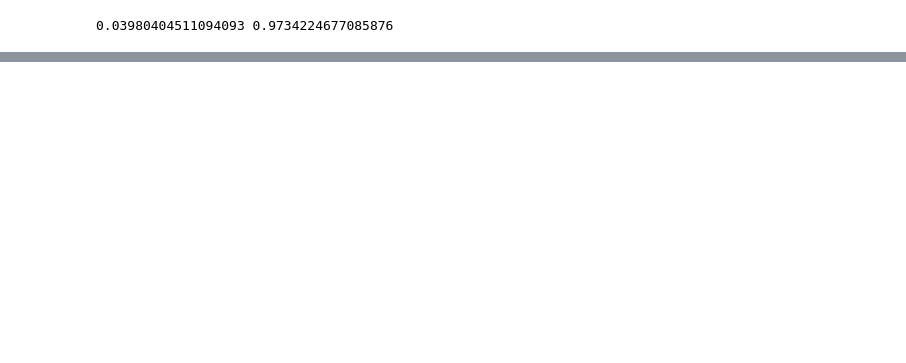
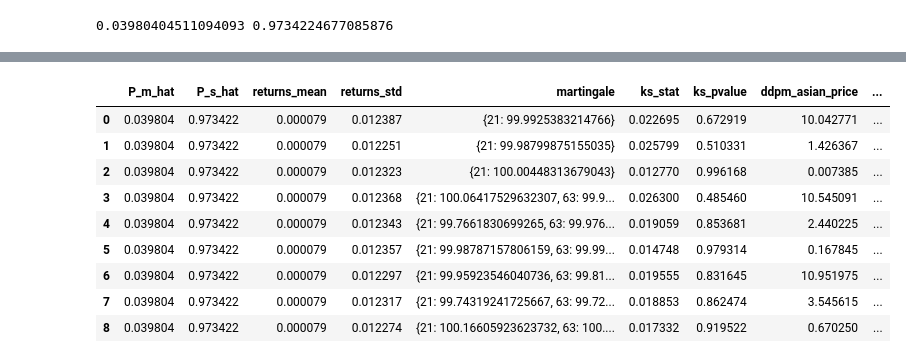
Before and after one commit to nilay47/ddpm_option_pricing, a Jupyter notebook: notebooks/01_ddpm_experiments.ipynb, the cells around one changed output, grey strips where cells are left out. Saved outputs shown, nothing was run; the diff lists cells and outputs as text; code cells hidden in the pictures; blank space fills up the shorter version.

```diff
--- a/notebooks/01_train_ddpm.ipynb
+++ b/notebooks/01_ddpm_experiments.ipynb
@@ -126,0 +440,79 @@ print(result)
+# %%
+# Asian option experiment imports
+from src.price_asian_options import price_asian_with_ddpm
+import pandas as pd
+from pathlib import Path
+
+#############################
+
+
+# Configuration for Asian option experiments
+
+print("S0:", S0, "r:", r, "sigma:", sigma, "mu:", mu, "dt:", dt)
+
+# Number of monitoring steps (in trading days)
+asian_H_list = [21, 63, 126]   # approx 1m, 3m, 6m if dt = 1/252
+
+# Strikes as multiples of S0
+strike_multipliers = [0.9, 1.0, 1.1]
+
+# Monte Carlo paths per Asian run
+n_paths_asian = 1000
+
+# Checkpoints for martingale checks
+asian_checkpoints = [21, 63, 126, 252]
+
+option_type = "call"
+include_S0_in_average = False     # average over t_1,...,t_H
+use_ddim_asian = False         # reuse your setting
+n_ddim_steps_asian = 250
+
+###########################
+
+# Run Asian option experiments
+
+asian_results = []
+
+for H_steps in asian_H_list:
+    T_total = H_steps * dt
+
+    for m in strike_multipliers:
+        K = m * S0
+
+        print(f"Asian call: H_steps={H_steps}, T={T_total:.3f}, K={K:.2f}")
+
+        res = price_asian_with_ddpm(
+            model=model,
+            S0=S0,
+            K=K,
+            r=r,
+            sigma=sigma,
+            mu=mu,
+            H_steps=H_steps,
+            n_paths=n_paths_asian,
+            alphas=alphas,
+            alphas_bar=alphas_bar,
+            betas=betas,
+            m_hat_P=m_hat_P,
+            s_hat_P=s_hat_P,
+            dt=dt,
+            device=device,
+            use_ddim=use_ddim_asian,
+            n_ddim_steps=n_ddim_steps_asian,
+            checkpoints=asian_checkpoints,
+            option_type=option_type,
+            include_S0_in_average=include_S0_in_average,
+        )
+
+        # add metadata
+        res["H_steps"] = H_steps
+        res["T"] = T_total
+        res["K"] = float(K)
+        res["strike_multiplier"] = float(m)
+        res["n_paths"] = n_paths_asian
+        res["include_S0_in_average"] = include_S0_in_average
+        asian_results.append(res)
+
+df_asian = pd.DataFrame(asian_results)
+df_asian
+# %% [output]
@@ -126,0 +529,10 @@ print(result)
+|  | P_m_hat | P_s_hat | returns_mean | returns_std | martingale | ks_stat | ks_pvalue | ddpm_asian_price | ... |
+| 0 | 0.039804 | 0.973422 | 0.000079 | 0.012387 | {21: 99.9925383214766} | 0.022695 | 0.672919 | 10.042771 | ... |
+| 1 | 0.039804 | 0.973422 | 0.000079 | 0.012251 | {21: 99.98799875155035} | 0.025799 | 0.510331 | 1.426367 | ... |
+| 2 | 0.039804 | 0.973422 | 0.000079 | 0.012323 | {21: 100.00448313679043} | 0.012770 | 0.996168 | 0.007385 | ... |
+| 3 | 0.039804 | 0.973422 | 0.000079 | 0.012368 | {21: 100.06417529632307, 63: 99.9... | 0.026300 | 0.485460 | 10.545091 | ... |
+| 4 | 0.039804 | 0.973422 | 0.000079 | 0.012343 | {21: 99.7661830699265, 63: 99.976... | 0.019059 | 0.853681 | 2.440225 | ... |
+| 5 | 0.039804 | 0.973422 | 0.000079 | 0.012357 | {21: 99.98787157806159, 63: 99.99... | 0.014748 | 0.979314 | 0.167845 | ... |
+| 6 | 0.039804 | 0.973422 | 0.000079 | 0.012297 | {21: 99.95923546040736, 63: 99.81... | 0.019555 | 0.831645 | 10.951975 | ... |
+| 7 | 0.039804 | 0.973422 | 0.000079 | 0.012317 | {21: 99.74319241725667, 63: 99.72... | 0.018853 | 0.862474 | 3.545615 | ... |
+| 8 | 0.039804 | 0.973422 | 0.000079 | 0.012274 | {21: 100.16605923623732, 63: 100.... | 0.017332 | 0.919522 | 0.670250 | ... |
```
Also changed, not shown: parts of 15 cells of this notebook, 1 other file.
